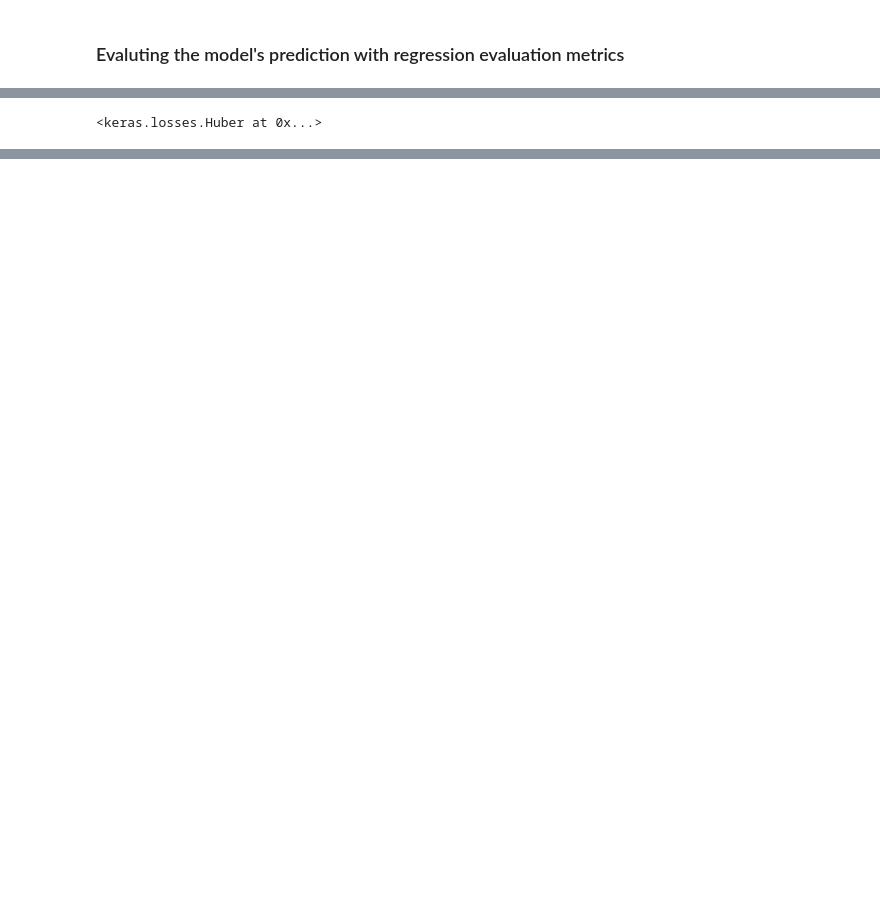
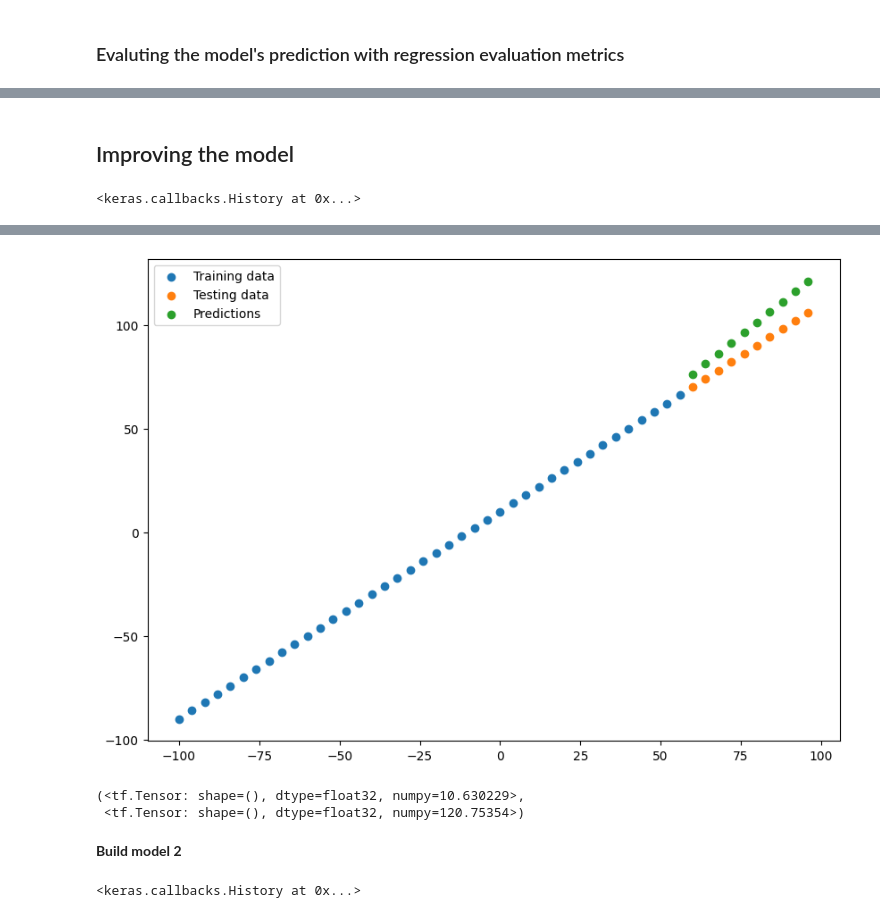
Before and after one commit to Jammal7/Introduction_to_Data_Science, a Jupyter notebook: Deep Learning/Tensorflow/01_neural_network_regression.ipynb, the cells around one changed output, grey strips where cells are left out. Saved outputs shown, nothing was run; the diff lists cells and outputs as text; code cells hidden in the pictures; blank space fills up the shorter version.

Commit message:
tensorflow

```diff
--- a/Deep Learning/Tensorflow/01_neural_network_regression.ipynb
+++ b/Deep Learning/Tensorflow/01_neural_network_regression.ipynb
@@ -415,10 +415,3 @@ mse
-# %%
-# Calculate the huber
-huber = tf.keras.losses.Huber()
-huber(y_test, y_pred)
-huber
-# %% [output]
-<keras.losses.Huber at 0x...>
 # %%
 # Make a function to reuse MAE and MSE
 def mae(y_true, y_pred):
@@ -428,3 +421,29 @@ def mae(y_true, y_pred):
 def mse(y_true, y_pred):
     return tf.metrics.mean_squared_error(y_true=y_true,
                                          y_pred=tf.squeeze(y_pred))
+# %% [markdown]
+## Improving the model
+# %%
+# Set random seed
+tf.random.set_seed(42)
+
+# Create a model
+model_1 = tf.keras.Sequential([
+    tf.keras.layers.Dense(10, input_shape=[1], name="input_layer"),
+    tf.keras.layers.Dense(1, name="output_layer")
+])
+
+# Compile the model
+model_1.compile(loss=tf.keras.losses.mae,
+                optimizer=tf.keras.optimizers.legacy.SGD(),
+                metrics=["mse"])
+
+# Fit the model
+model_1.fit(X_train, y_train, epochs=100, verbose=0)
+# %% [output]
+<keras.callbacks.History at 0x...>
+# %%
+# Make and Plot predictions
+y_preds_1 = model_1.predict(X_test)
+plot_predictions(predictions=y_preds_1)
+# %% [output]
@@ -430,0 +452,30 @@ def mse(y_true, y_pred):
+[figure, added]
+# %%
+# Calculate model_1 evaluation metrics
+mae_1 = mae(y_test, y_preds_1)
+mse_1 = mse(y_test, y_preds_1)
+mae_1, mse_1
+# %% [output]
+(<tf.Tensor: shape=(), dtype=float32, numpy=10.630229>,
+ <tf.Tensor: shape=(), dtype=float32, numpy=120.75354>)
+# %% [markdown]
+**Build model 2**
+# %%
+# Set random seed
+tf.random.set_seed(42)
+
+# Create a model
+model_2 = tf.keras.Sequential([
+    tf.keras.layers.Dense(10, input_shape=[1], name="input_layer"),
+    tf.keras.layers.Dense(1, name="output_layer")
+])
+
+# Compile the model
+model_2.compile(loss=tf.keras.losses.mae,
+                optimizer=tf.keras.optimizers.legacy.SGD(),
+                metrics=["mae"])
+
+# Fit the model
+model_2.fit(X_train, y_train, epochs=120, verbose=0)
+# %% [output]
+<keras.callbacks.History at 0x...>
```
Also changed, not shown: parts of 34 cells of this notebook, 2 other files.
